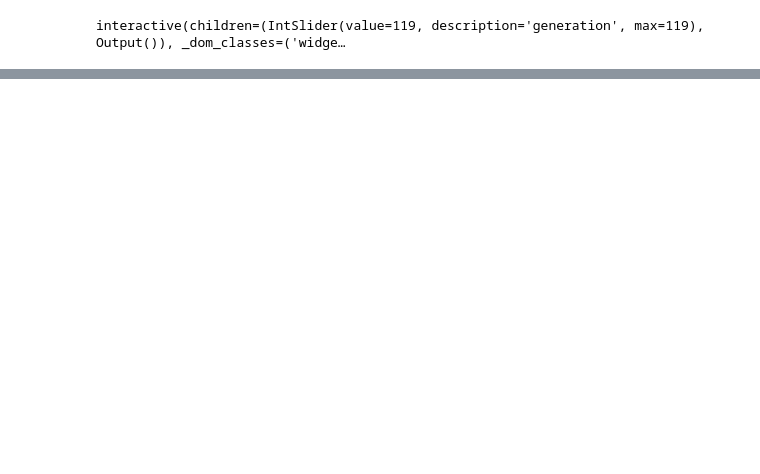
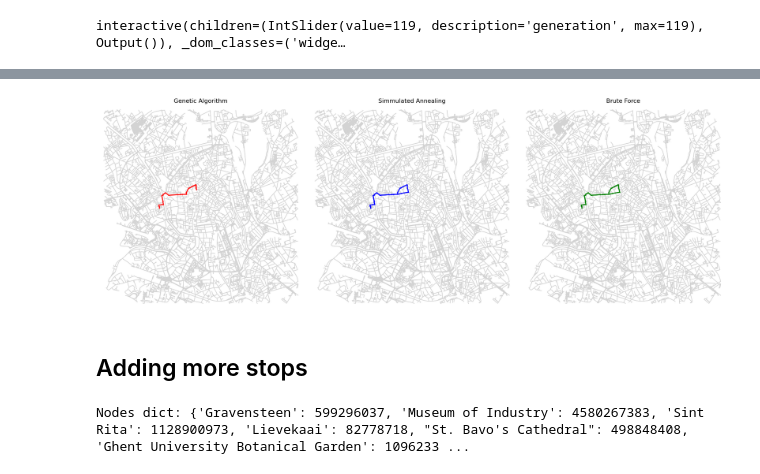
Before and after one commit to robbefonteyn/PathFindR-Ghent, a Jupyter notebook: running_route.ipynb, the cells around one changed output, grey strips where cells are left out. Cells and saved outputs as stored; diff of their text form; code cells hidden in the pictures; blank space fills up the shorter version.

Commit message:
Added the comparison and altered the algorithms a little bit to make them work

```diff
--- a/running_route.ipynb
+++ b/running_route.ipynb
@@ -622,7 +528,7 @@ poi_coords = [
 
 # Starting node
 start_address = "Eugene-felixdreef 1, ghent Belgium"
-start_node = ox.distance.nearest_nodes(graph, X=3.7161, Y=51.0543)  # Replace with actual lat/lon of the start address
+start_node = ox.distance.nearest_nodes(graph, X=3.722391, Y=51.038671)  # Replace with actual lat/lon of the start address
 
 # Run Simulated Annealing
 best_route, best_distance = simulated_annealing(
@@ -858,0 +823,6 @@ interactive(children=(IntSlider(value=119, description='generation', max=119), O
+# %%
+best_route_SA, best_distance_SA = simulated_annealing(
+    graph, list(nodes_to_visit.values()), start_node['UGent Campus Coupure'], max_iterations=1000, initial_temp=1000, cooling_rate=0.99
+)
+print("Best Route (Node IDs):", best_route_SA)
+print("Best Distance (meters):", best_distance_SA)
@@ -858,0 +832,14 @@ interactive(children=(IntSlider(value=119, description='generation', max=119), O
+# %%
+# Validate nodes and edges in the best_route
+print("Validating nodes and edges in the best_route...")
+validate_nodes(graph, best_route_SA)
+validate_edges(graph, best_route_SA)
+
+# Build a fully valid route
+valid_route = build_valid_route(graph, best_route_SA)
+
+if valid_route:
+    print("Valid route constructed successfully.")
+    print("Valid Route (Node IDs):", valid_route)
+else:
+    print("The route contains unreachable nodes. Please verify the graph and node connections.")
@@ -858,0 +855,13 @@ interactive(children=(IntSlider(value=119, description='generation', max=119), O
+# %%
+best_path_BF, best_length_BF, history_BF, best_lengths_BF = brute_force_algorithm(
+    graph=graph,
+    nodes=nodes_to_visit,
+    start_node=start_node['UGent Campus Coupure'],
+    target_distance=target_distance,
+    allow_vertex_reuse=False,
+    threshold=6679,
+    verbose=1
+)
+
+print("Best Path:", best_path_BF)
+print("Path Length:", best_length_BF)
@@ -858,0 +964,26 @@ interactive(children=(IntSlider(value=119, description='generation', max=119), O
+# %%
+plot_routes_separately(graph, [best_path_GA, valid_route, best_path_BF], route_labels=["Genetic Algorithm", "Simmulated Annealing", "Brute Force"])
+# %% [output]
+[figure, added]
+# %% [markdown]
+## Adding more stops
+# %%
+points_of_interest = {
+    "Gravensteen": "Sint-Veerleplein 11, 9000 Gent, Belgium",
+    "Museum of Industry": "Minnemeers 10, 9000 Gent, Belgium",
+    "Sint Rita": "Sint-Margrietstraat 1, 9000 Gent, Belgium",
+    "Lievekaai": "Lievekaai 1, 9000 Gent, Belgium",
+    "St. Bavo's Cathedral": "Sint-Baafsplein, 9000 Gent, Belgium",
+    "Ghent University Botanical Garden": "Karel Lodewijk Ledeganckstraat 35, 9000 Gent, Belgium",
+    "STAM Ghent City Museum": "Godshuizenlaan 2, 9000 Gent, Belgium",
+    "Design Museum Gent": "Jan Breydelstraat 5, 9000 Gent, Belgium"
+}
+
+nodes_to_visit = {}
+for monument in points_of_interest.keys():
+    current = addresses[monument]
+    nodes_to_visit[monument] = translate_address(graph, geolocator, current, False)
+
+print("Nodes dict:", nodes_to_visit)
+# %% [output]
+Nodes dict: {'Gravensteen': 599296037, 'Museum of Industry': 4580267383, 'Sint Rita': 1128900973, 'Lievekaai': 82778718, "St. Bavo's Cathedral": 498848408, 'Ghent University Botanical Garden': 1096233 ...
```
Also changed, not shown: parts of 52 cells of this notebook.
